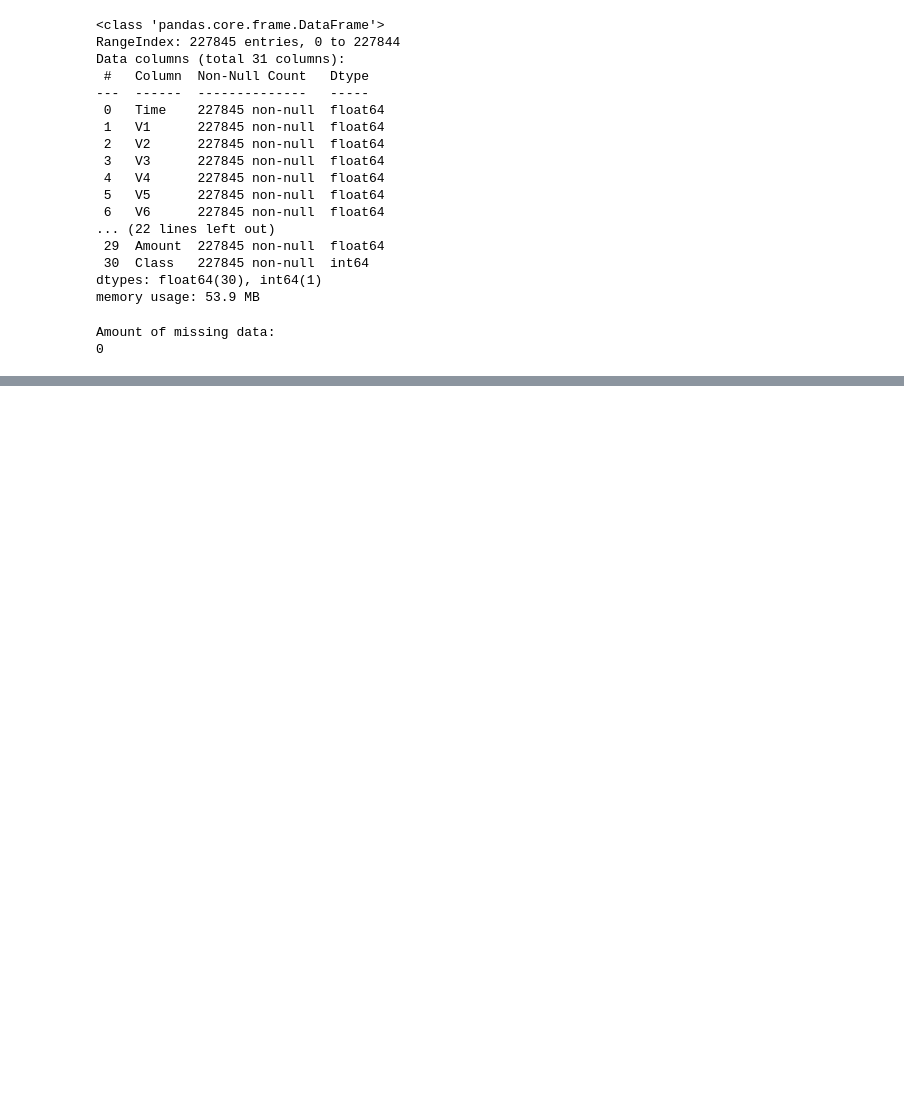
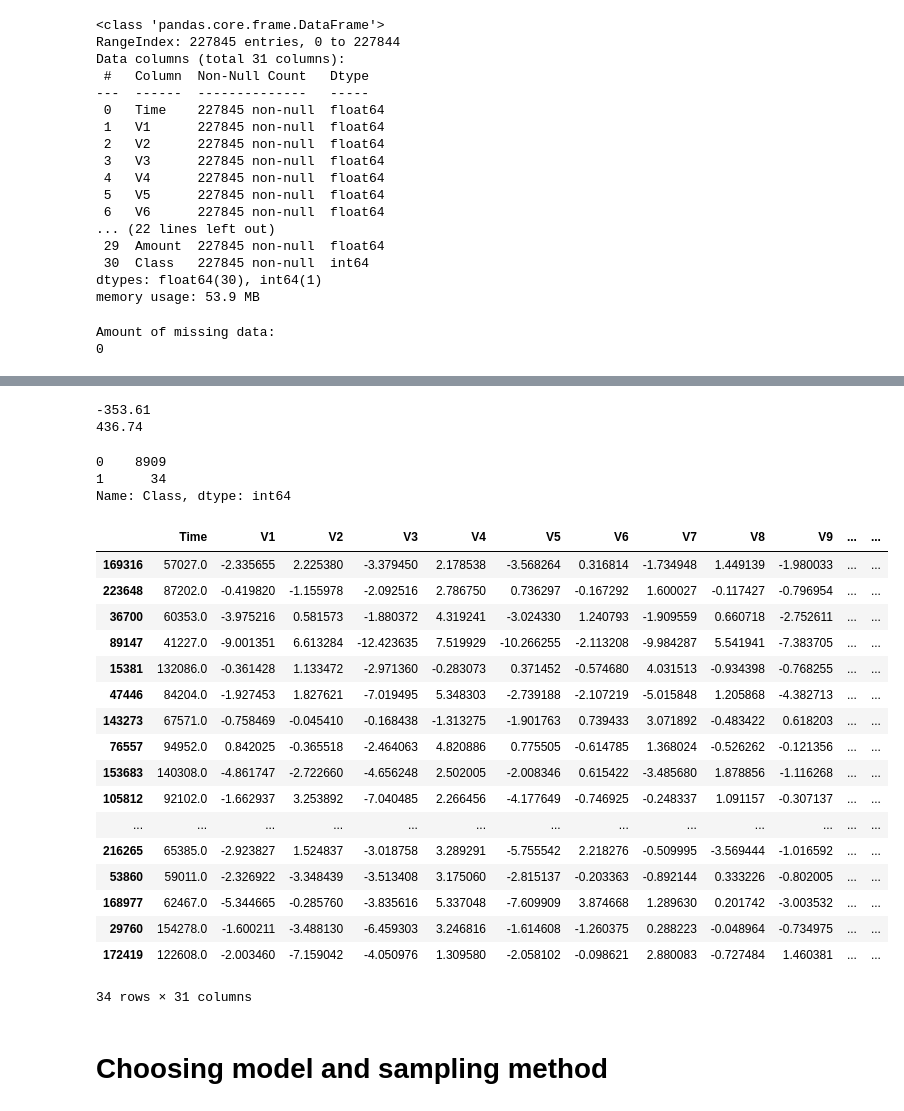
Before and after one commit to patrick-potocny/credit_card_fraud, a Jupyter notebook: credit_card_fraud_detection.ipynb, the cells around one changed output, grey strips where cells are left out. Cells and saved outputs as stored; diff of their text form; code cells hidden in the pictures; blank space fills up the shorter version.

```diff
--- a/credit_card_fraud_detection.ipynb
+++ b/credit_card_fraud_detection.ipynb
@@ -214,3 +119,0 @@ memory usage: 53.9 MB
-# %%
-pd.set_option('display.max_columns', None)
-df.describe()
@@ -314,0 +132,3 @@ df[outlier_cols].describe()
+# %%
+amount_col = df['Amount']
+amount_col.describe()
@@ -314,0 +145,43 @@ df[outlier_cols].describe()
+# %%
+lower_range, upper_range = usefull_funcs.outlier_treatment(
+    amount_col,
+    5
+)
+print(lower_range)
+print(upper_range)
+# %% [output]
+-353.61
+436.74
+# %%
+outlier_amount_df = df[df['Amount'] > upper_range]
+outlier_amount_df['Class'].value_counts()
+# %% [output]
+0    8909
+1      34
+Name: Class, dtype: int64
+# %%
+outlier_amount_df[outlier_amount_df['Class'] == 1].sort_values(
+    by='Amount'
+)
+# todo try removing outliers or applying tranformation(log, sqrt, bc) in amount during testing
+# %% [output]
+|  | Time | V1 | V2 | V3 | V4 | V5 | V6 | V7 | V8 | V9 | ... | ... |
+| 169316 | 57027.0 | -2.335655 | 2.225380 | -3.379450 | 2.178538 | -3.568264 | 0.316814 | -1.734948 | 1.449139 | -1.980033 | ... | ... |
+| 223648 | 87202.0 | -0.419820 | -1.155978 | -2.092516 | 2.786750 | 0.736297 | -0.167292 | 1.600027 | -0.117427 | -0.796954 | ... | ... |
+| 36700 | 60353.0 | -3.975216 | 0.581573 | -1.880372 | 4.319241 | -3.024330 | 1.240793 | -1.909559 | 0.660718 | -2.752611 | ... | ... |
+| 89147 | 41227.0 | -9.001351 | 6.613284 | -12.423635 | 7.519929 | -10.266255 | -2.113208 | -9.984287 | 5.541941 | -7.383705 | ... | ... |
+| 15381 | 132086.0 | -0.361428 | 1.133472 | -2.971360 | -0.283073 | 0.371452 | -0.574680 | 4.031513 | -0.934398 | -0.768255 | ... | ... |
+| 47446 | 84204.0 | -1.927453 | 1.827621 | -7.019495 | 5.348303 | -2.739188 | -2.107219 | -5.015848 | 1.205868 | -4.382713 | ... | ... |
+| 143273 | 67571.0 | -0.758469 | -0.045410 | -0.168438 | -1.313275 | -1.901763 | 0.739433 | 3.071892 | -0.483422 | 0.618203 | ... | ... |
+| 76557 | 94952.0 | 0.842025 | -0.365518 | -2.464063 | 4.820886 | 0.775505 | -0.614785 | 1.368024 | -0.526262 | -0.121356 | ... | ... |
+| 153683 | 140308.0 | -4.861747 | -2.722660 | -4.656248 | 2.502005 | -2.008346 | 0.615422 | -3.485680 | 1.878856 | -1.116268 | ... | ... |
+| 105812 | 92102.0 | -1.662937 | 3.253892 | -7.040485 | 2.266456 | -4.177649 | -0.746925 | -0.248337 | 1.091157 | -0.307137 | ... | ... |
+| ... | ... | ... | ... | ... | ... | ... | ... | ... | ... | ... | ... | ... |
+| 216265 | 65385.0 | -2.923827 | 1.524837 | -3.018758 | 3.289291 | -5.755542 | 2.218276 | -0.509995 | -3.569444 | -1.016592 | ... | ... |
+| 53860 | 59011.0 | -2.326922 | -3.348439 | -3.513408 | 3.175060 | -2.815137 | -0.203363 | -0.892144 | 0.333226 | -0.802005 | ... | ... |
+| 168977 | 62467.0 | -5.344665 | -0.285760 | -3.835616 | 5.337048 | -7.609909 | 3.874668 | 1.289630 | 0.201742 | -3.003532 | ... | ... |
+| 29760 | 154278.0 | -1.600211 | -3.488130 | -6.459303 | 3.246816 | -1.614608 | -1.260375 | 0.288223 | -0.048964 | -0.734975 | ... | ... |
+| 172419 | 122608.0 | -2.003460 | -7.159042 | -4.050976 | 1.309580 | -2.058102 | -0.098621 | 2.880083 | -0.727484 | 1.460381 | ... | ... |
+34 rows × 31 columns
+# %% [markdown]
+# Choosing model and sampling method
```
Also changed, not shown: parts of 43 cells of this notebook, 1 other file.
